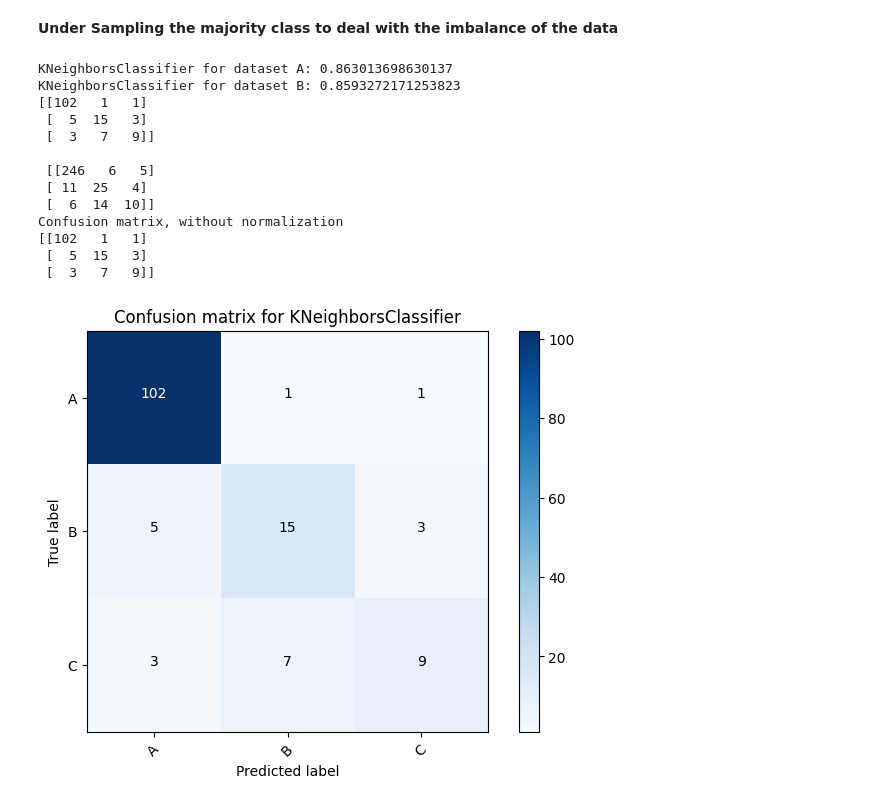
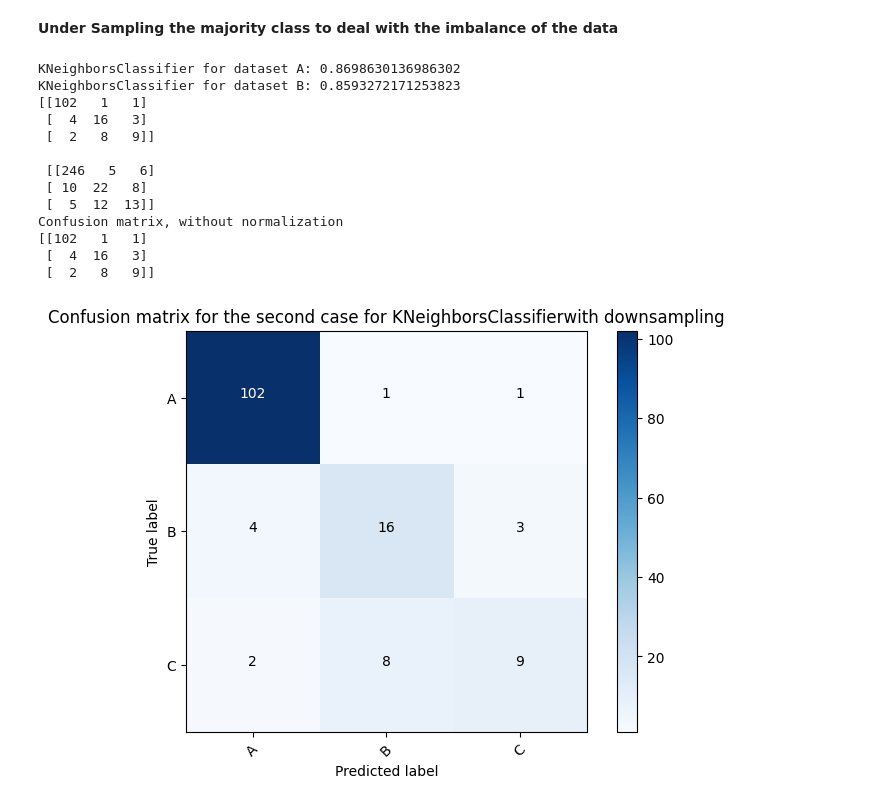
Before and after one commit to NimaFrj/Kaggle-Notebooks, a Jupyter notebook: transformer-paper.ipynb, the cells around one changed output. Drawn from its saved outputs; the diff is of its cells as text; code cells hidden in the pictures.

```diff
--- a/transformer-paper.ipynb
+++ b/transformer-paper.ipynb
@@ -162,0 +165,13 @@ useful_features = ['Ethylene', 'Ethane', 'Water', 'Acid', 'BDV', 'IFT', 'Methane
+# %%
+#Capping the outlier rows with Percentiles
+upper_lim = X_train_A['Ethylene'].quantile(.97)
+X_train_A.loc[(X_train_A['Ethylene'] > upper_lim),'Ethylene'] = upper_lim
+
+upper_lim = X_train_A['Methane'].quantile(.97)
+X_train_A.loc[(X_train_A['Methane'] > upper_lim),'Methane'] = upper_lim
+
+upper_lim = X_train_A['BDV'].quantile(.97)
+X_train_A.loc[(X_train_A['BDV'] > upper_lim),'BDV'] = upper_lim
+
+upper_lim = X_train_A['Ethane'].quantile(.97)
+X_train_A.loc[(X_train_A['Ethane'] > upper_lim),'Ethane'] = upper_lim
@@ -410,40 +450,40 @@ X_train_A_downsampled, y_train_A_downsampled = rus.fit_resample(X_train_A, y_tra
 
 # Fit the model
 knn_clf_down = KNeighborsClassifier(n_neighbors=4)
 knn_clf_down.fit(X_train_A_downsampled[useful_features], y_train_A_downsampled)
 
 # Predict the labels on the test set
 y_pred_A = knn_clf_down.predict(X_test_A[useful_features])
 print(knn_clf_down.__class__.__name__ + " for dataset A:", accuracy_score(y_test_A, y_pred_A))
 y_pred_B = knn_clf_down.predict(X_B[useful_features])
 print(knn_clf_down.__class__.__name__ + " for dataset B:", accuracy_score(y_B, y_pred_B))
 
 # Calculate the confusion matrix
 cnf_matrix = confusion_matrix(y_test_A, y_pred_A)
 
 
 # Print the confusion matrix
 np.set_printoptions(precision=2)
 print(cnf_matrix)
 print("\n",confusion_matrix(y_B, y_pred_B))
 
 # Plot the confusion matrix
 plt.figure()
 plot_confusion_matrix(cnf_matrix, classes=class_names,
-                      title='Confusion matrix for ' + knn_clf_down.__class__.__name__)
+                      title='Confusion matrix for the second case for ' + knn_clf_down.__class__.__name__ + 'with downsampling')
 plt.show()
 # %% [output]
-KNeighborsClassifier for dataset A: 0.863013698630137
+KNeighborsClassifier for dataset A: 0.8698630136986302
 KNeighborsClassifier for dataset B: 0.8593272171253823
 [[102   1   1]
- [  5  15   3]
- [  3   7   9]]
+ [  4  16   3]
+ [  2   8   9]]
 
- [[246   6   5]
- [ 11  25   4]
- [  6  14  10]]
+ [[246   5   6]
+ [ 10  22   8]
+ [  5  12  13]]
 Confusion matrix, without normalization
 [[102   1   1]
- [  5  15   3]
- [  3   7   9]]
+ [  4  16   3]
+ [  2   8   9]]
-[figure, old version]
+[figure, new version]
```
Also changed, not shown: parts of 15 cells of this notebook.
